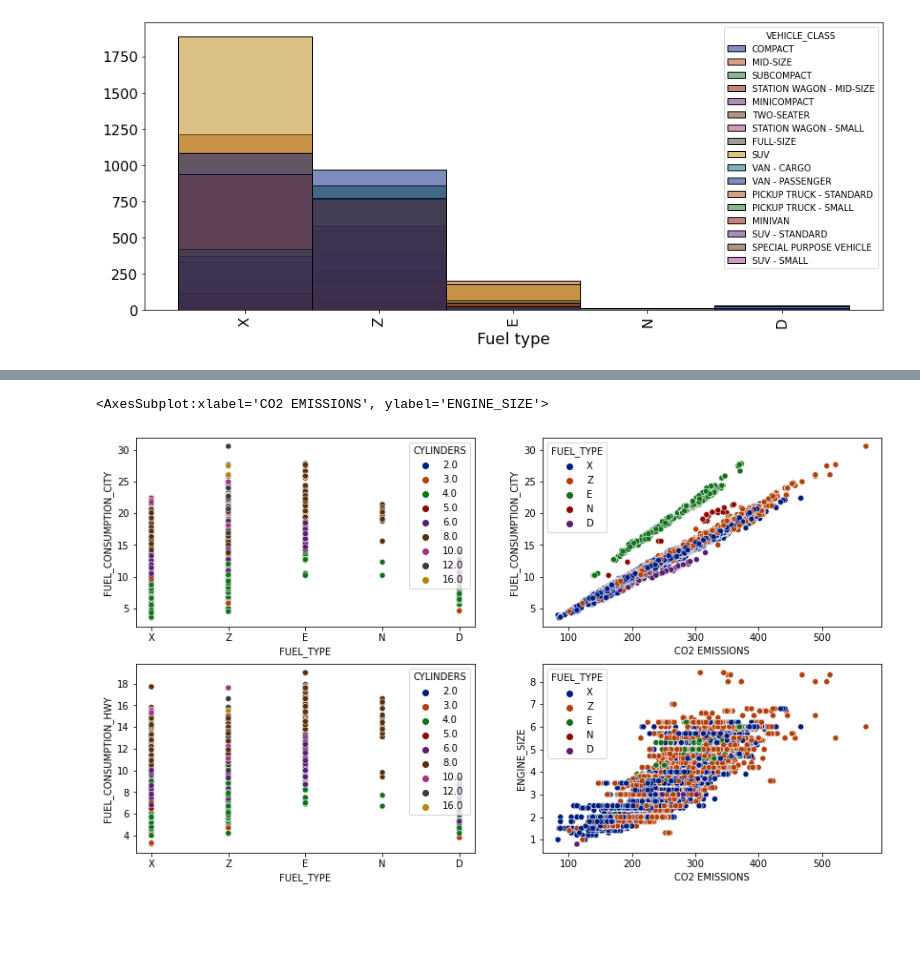
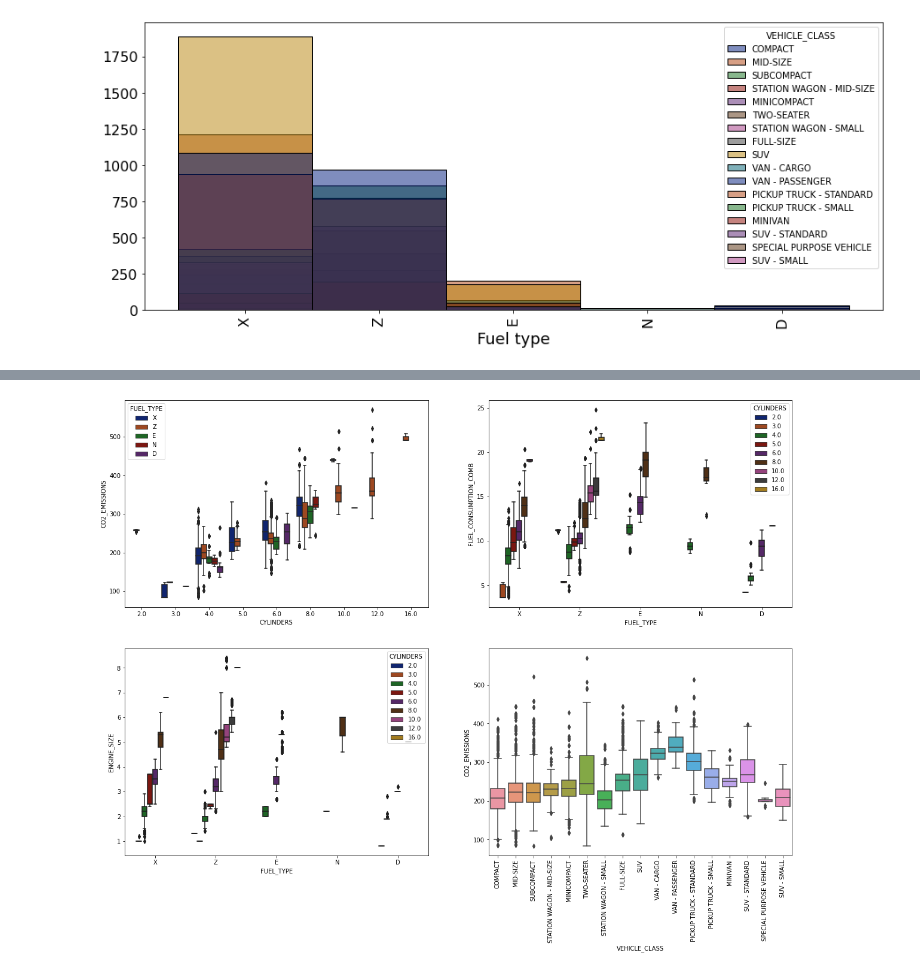
Before and after one commit to csparanjape/Fuel_Consumption, a Jupyter notebook: 02_Fuel_Consumption_Exploratory_data_analysis.ipynb, the cells around one changed output, grey strips where cells are left out. Saved outputs shown, nothing was run; the diff lists cells and outputs as text; code cells hidden in the pictures; blank space fills up the shorter version.

```diff
--- a/02_Fuel_Consumption_Exploratory_data_analysis.ipynb
+++ b/02_Fuel_Consumption_Exploratory_data_analysis.ipynb
@@ -172,9 +164,11 @@ plt.show()
-# %%
-fig,ax=plt.subplots(nrows=2,ncols=2,figsize=(14,8))
-sns.scatterplot(ax=ax[0,0],data=df,x='FUEL_TYPE',y='FUEL_CONSUMPTION_CITY',hue='CYLINDERS',palette='dark')
-sns.scatterplot(ax=ax[0,1],data=df,x='CO2 EMISSIONS',y='FUEL_CONSUMPTION_CITY',hue='FUEL_TYPE',palette='dark')
-sns.scatterplot(ax=ax[1,0],data=df,x='FUEL_TYPE',y='FUEL_CONSUMPTION_HWY',hue='CYLINDERS',palette='dark')
-sns.scatterplot(ax=ax[1,1],data=df,x='CO2 EMISSIONS',y='ENGINE_SIZE',hue='FUEL_TYPE',palette='dark')
-# %% [output]
-<AxesSubplot:xlabel='CO2 EMISSIONS', ylabel='ENGINE_SIZE'>
-[figure, removed]
+# %%
+fig,ax=plt.subplots(nrows=2,ncols=2,figsize=(20,14))
+sns.boxplot(ax=ax[0,0],data=df,x='CYLINDERS',y='CO2_EMISSIONS',hue='FUEL_TYPE',palette='dark')
+sns.boxplot(ax=ax[0,1],data=df,x='FUEL_TYPE',y='FUEL_CONSUMPTION_COMB',hue='CYLINDERS',palette='dark')
+sns.boxplot(ax=ax[1,0],data=df,x='FUEL_TYPE',y='ENGINE_SIZE',hue='CYLINDERS',palette='dark')
+sns.boxplot(ax=ax[1,1],data=df,x='VEHICLE_CLASS',y='CO2_EMISSIONS');plt.xticks(rotation=90);
+
+
+plt.show()
+# %% [output]
+[figure, added]
```
Also changed, not shown: parts of 9 cells of this notebook, 3 other files.
